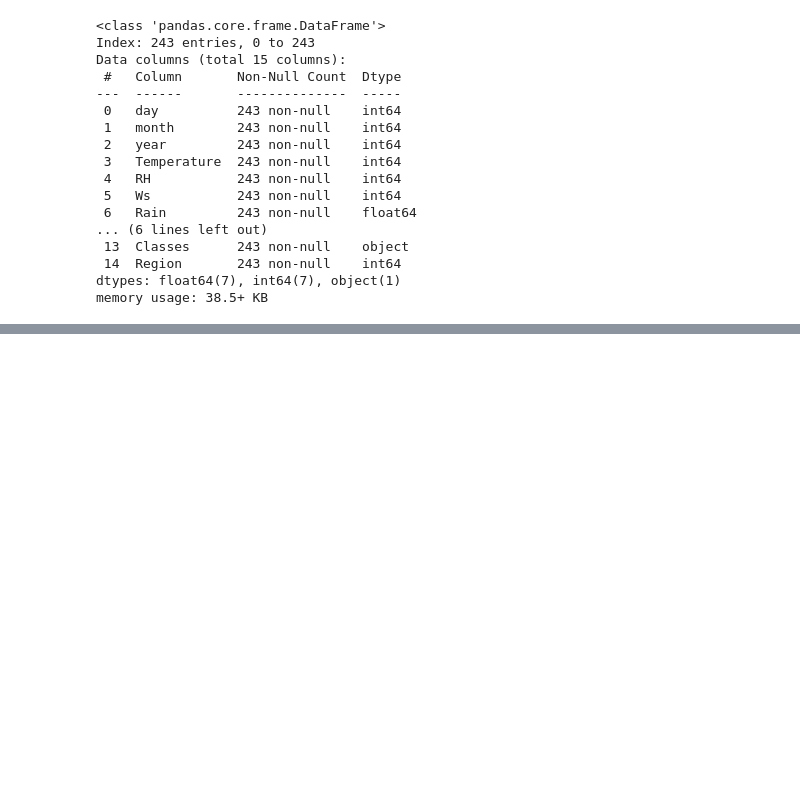
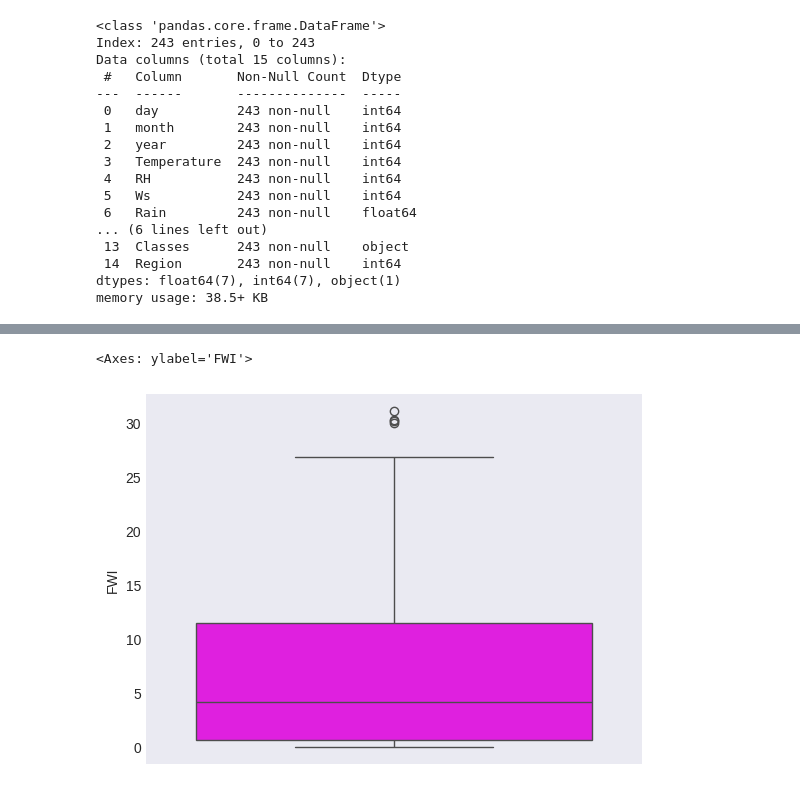
Before and after one commit to tarupathak30/machine_learning_algorithms, a Jupyter notebook: RidgeAndLassoRegression/EDA&FeatureEngineering.ipynb, the cells around one changed output, grey strips where cells are left out. Cells and saved outputs as stored; diff of their text form; code cells hidden in the pictures; blank space fills up the shorter version.

```diff
--- a/RidgeAndLassoRegression/EDA&FeatureEngineering.ipynb
+++ b/RidgeAndLassoRegression/EDA&FeatureEngineering.ipynb
@@ -224,0 +347,6 @@ dataset.to_csv('Algerian_forest_fires_dataset_afterEDA.csv')
+# %%
+# box plots to check how the outliers might look like
+sns.boxplot(dataset_copy['FWI'], color='magenta')
+# %% [output]
+<Axes: ylabel='FWI'>
+[figure, added]
```
Also changed, not shown: parts of 18 cells of this notebook.
